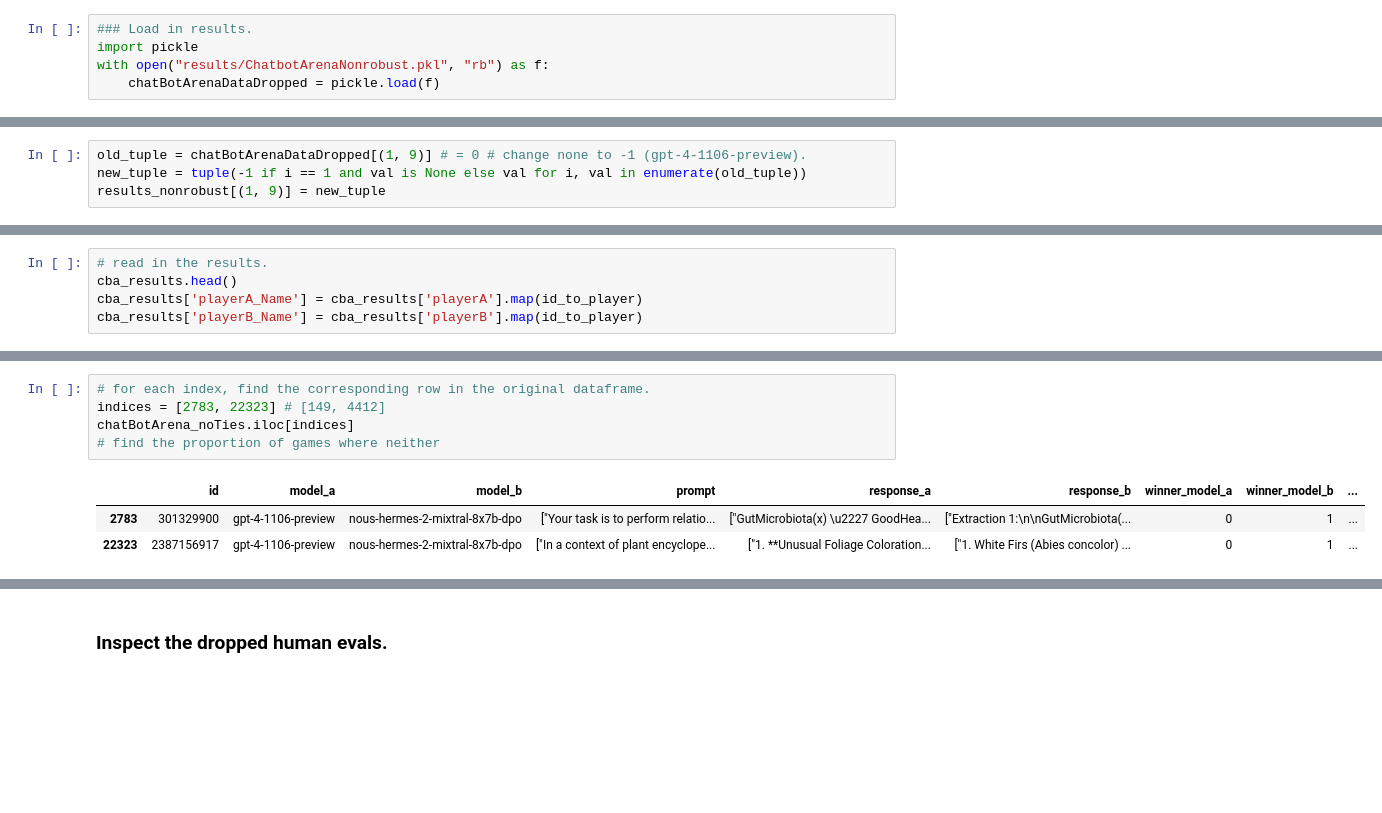
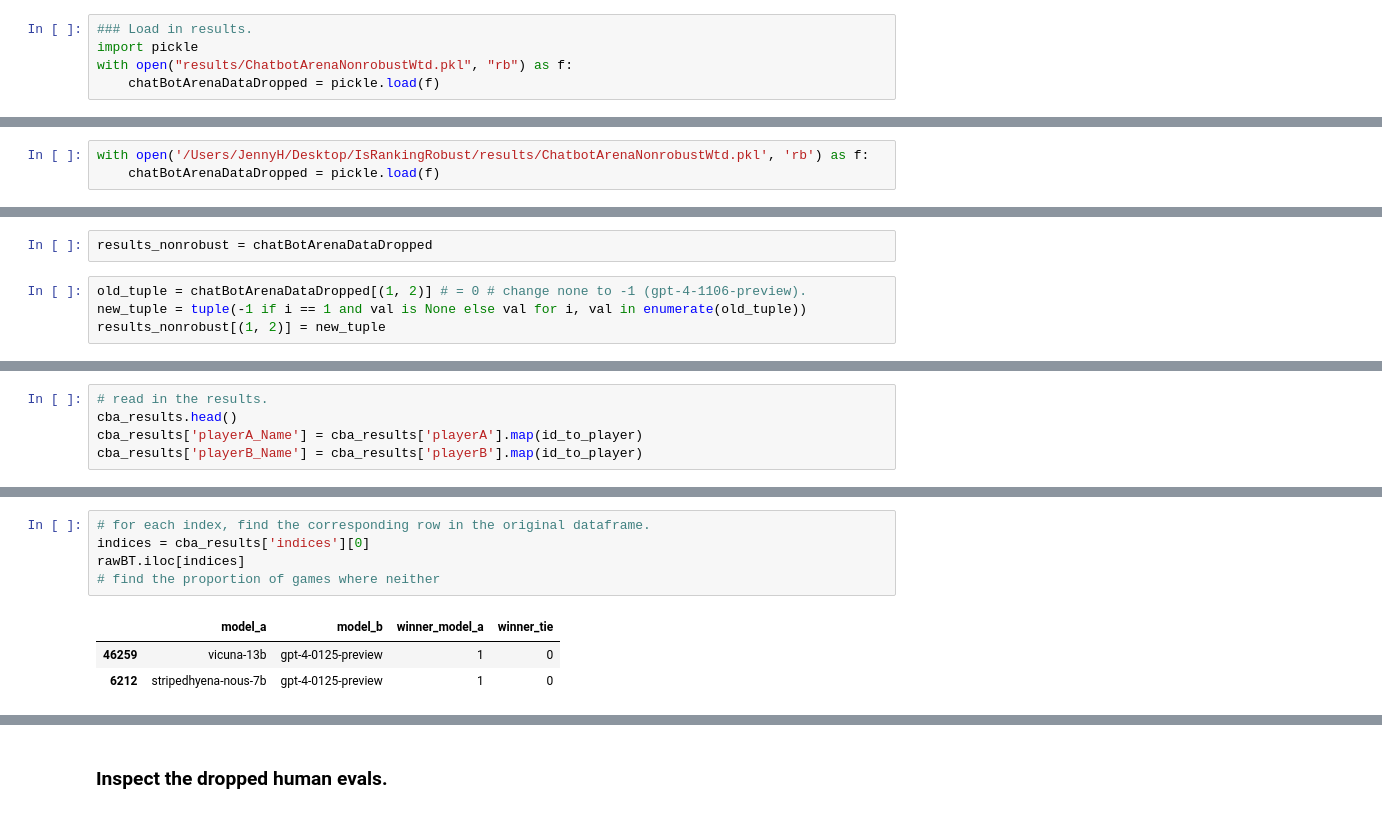
Before and after one commit to JennyHuang19/IsRankingRobust, a Jupyter notebook: notebooks/chatbotArenaRobustnessWtd.ipynb, the cells around one changed output, grey strips where cells are left out. Saved outputs shown, nothing was run; the diff lists cells and outputs as text; blank space fills up the shorter version.

Commit message:
chatbot arena notebook with ties.

```diff
--- a/notebooks/chatbotArenaRobustness.ipynb
+++ b/notebooks/chatbotArenaRobustnessWtd.ipynb
@@ -151,6 +309,6 @@ results_nonrobust
 # %%
 ### Load in results.
 import pickle
-with open("results/ChatbotArenaNonrobust.pkl", "rb") as f:
+with open("results/ChatbotArenaNonrobustWtd.pkl", "rb") as f:
     chatBotArenaDataDropped = pickle.load(f)
 # %%
@@ -242,0 +418,3 @@ chatBotArenaDataDropped
+# %%
+with open('/Users/JennyH/Desktop/IsRankingRobust/results/ChatbotArenaNonrobustWtd.pkl', 'rb') as f:
+    chatBotArenaDataDropped = pickle.load(f)
@@ -243,7 +423,9 @@ chatBotArenaDataDropped
+# %%
+results_nonrobust = chatBotArenaDataDropped
 # %%
-old_tuple = chatBotArenaDataDropped[(1, 9)] # = 0 # change none to -1 (gpt-4-1106-preview).
+old_tuple = chatBotArenaDataDropped[(1, 2)] # = 0 # change none to -1 (gpt-4-1106-preview).
 new_tuple = tuple(-1 if i == 1 and val is None else val for i, val in enumerate(old_tuple))
-results_nonrobust[(1, 9)] = new_tuple
+results_nonrobust[(1, 2)] = new_tuple
 # %%
 rows = []
 for (k, aN), (playerA, playerB, original_beta_diff, new_beta_diff_refit, indices) in results_nonrobust.items():
@@ -275,9 +474,9 @@ cba_results['playerB_Name'] = cba_results['playerB'].map(id_to_player)
 # %%
 # for each index, find the corresponding row in the original dataframe.
-indices = [2783, 22323] # [149, 4412]
-chatBotArena_noTies.iloc[indices]
+indices = cba_results['indices'][0]
+rawBT.iloc[indices]
 # find the proportion of games where neither
 # %% [output]
-|  | id | model_a | model_b | prompt | response_a | response_b | winner_model_a | winner_model_b | ... |
-| 2783 | 301329900 | gpt-4-1106-preview | nous-hermes-2-mixtral-8x7b-dpo | ["Your task is to perform relatio... | ["GutMicrobiota(x) \u2227 GoodHea... | ["Extraction 1:\n\nGutMicrobiota(... | 0 | 1 | ... |
-| 22323 | 2387156917 | gpt-4-1106-preview | nous-hermes-2-mixtral-8x7b-dpo | ["In a context of plant encyclope... | ["1. **Unusual Foliage Coloration... | ["1. White Firs (Abies concolor) ... | 0 | 1 | ... |
+|  | model_a | model_b | winner_model_a | winner_tie |
+| 46259 | vicuna-13b | gpt-4-0125-preview | 1 | 0 |
+| 6212 | stripedhyena-nous-7b | gpt-4-0125-preview | 1 | 0 |
```
Also changed, not shown: parts of 40 cells of this notebook.
